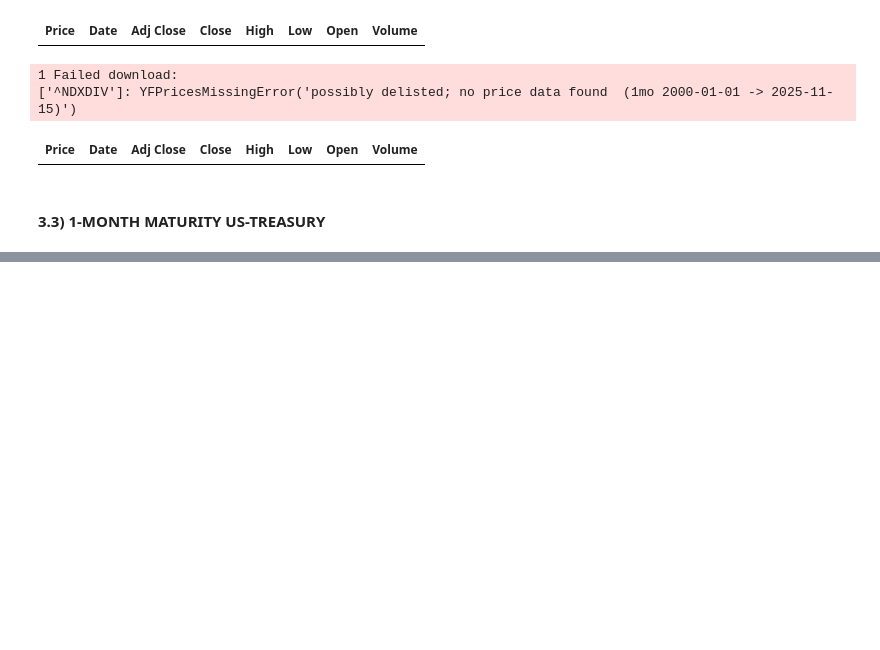
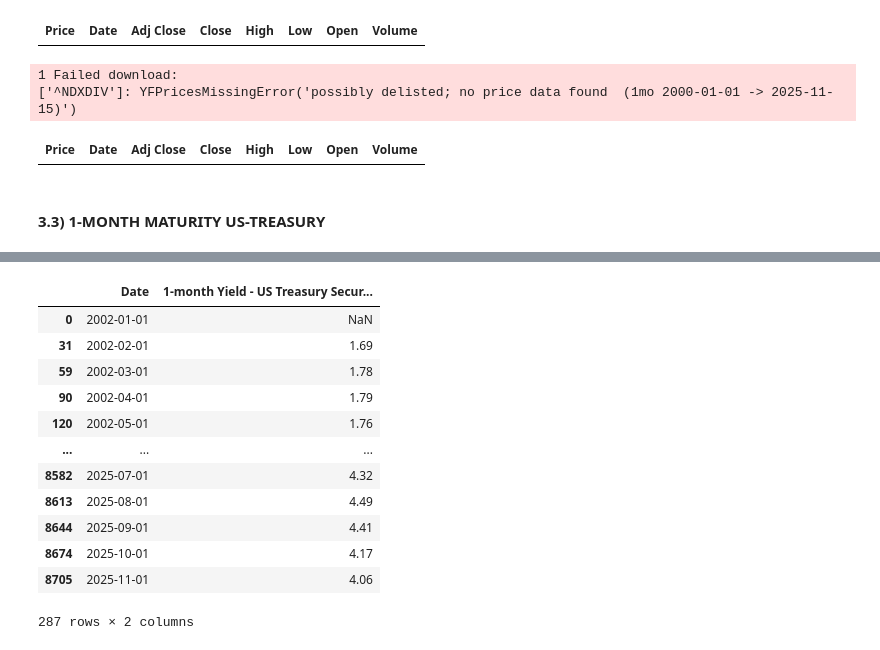
Before and after one commit to EliaLand/Martingale_FVM_AssetPricing, a Jupyter notebook: data_extraction/main.ipynb, the cells around one changed output, grey strips where cells are left out. Drawn from its saved outputs; the diff is of its cells as text; code cells hidden in the pictures; blank space fills up the shorter version.

Commit message:
tbills data in

```diff
--- a/data_extraction/main.ipynb
+++ b/data_extraction/main.ipynb
@@ -268,0 +278,44 @@ df
+# %%
+# Market Yield on U.S. Treasury Securities at 1-Month Constant Maturity, Quoted on an Investment Basis (monthly, percent, non-seasonally adjusted, 2002-01-01, 2025-11-15)
+# https://fred.stlouisfed.org/series/DGS1MO
+
+ticker = "DGS1MO"
+start = "2002-01-01"
+end = "2025-11-15"
+
+df = fetch_FRED(ticker, start, end)
+df = df.rename(columns=
+        {"date": "Date",
+         "DGS1MO": "1-month Yield - US Treasury Securities"
+})
+
+# Full daily date range
+df = df.sort_values("Date").set_index("Date")
+full_idx = pd.date_range(start=df.index.min(), end=df.index.max(), freq="D")
+df = df.reindex(full_idx)
+
+# Continuous Values Correction
+df["1-month Yield - US Treasury Securities"] = df["1-month Yield - US Treasury Securities"].ffill()
+
+# Aggregation (dimension from daily to monthly, we cannot use a loop like for weekly data, as the pattern is not constant)
+# (!!!) We take only the value observed at the opening of the month (YYYY-MM-01)
+df = df.reset_index().rename(columns={"index": "Date"})
+df = df[df["Date"].dt.day == 1]
+
+# Uploading in aggregate_df
+df.to_csv("raw_df/risk_free_monthly_df.csv", index=False)
+df
+# %% [output]
+|  | Date | 1-month Yield - US Treasury Secur... |
+| 0 | 2002-01-01 | NaN |
+| 31 | 2002-02-01 | 1.69 |
+| 59 | 2002-03-01 | 1.78 |
+| 90 | 2002-04-01 | 1.79 |
+| 120 | 2002-05-01 | 1.76 |
+| ... | ... | ... |
+| 8582 | 2025-07-01 | 4.32 |
+| 8613 | 2025-08-01 | 4.49 |
+| 8644 | 2025-09-01 | 4.41 |
+| 8674 | 2025-10-01 | 4.17 |
+| 8705 | 2025-11-01 | 4.06 |
+287 rows × 2 columns
```
Also changed, not shown: parts of 2 cells of this notebook, 3 other files.
